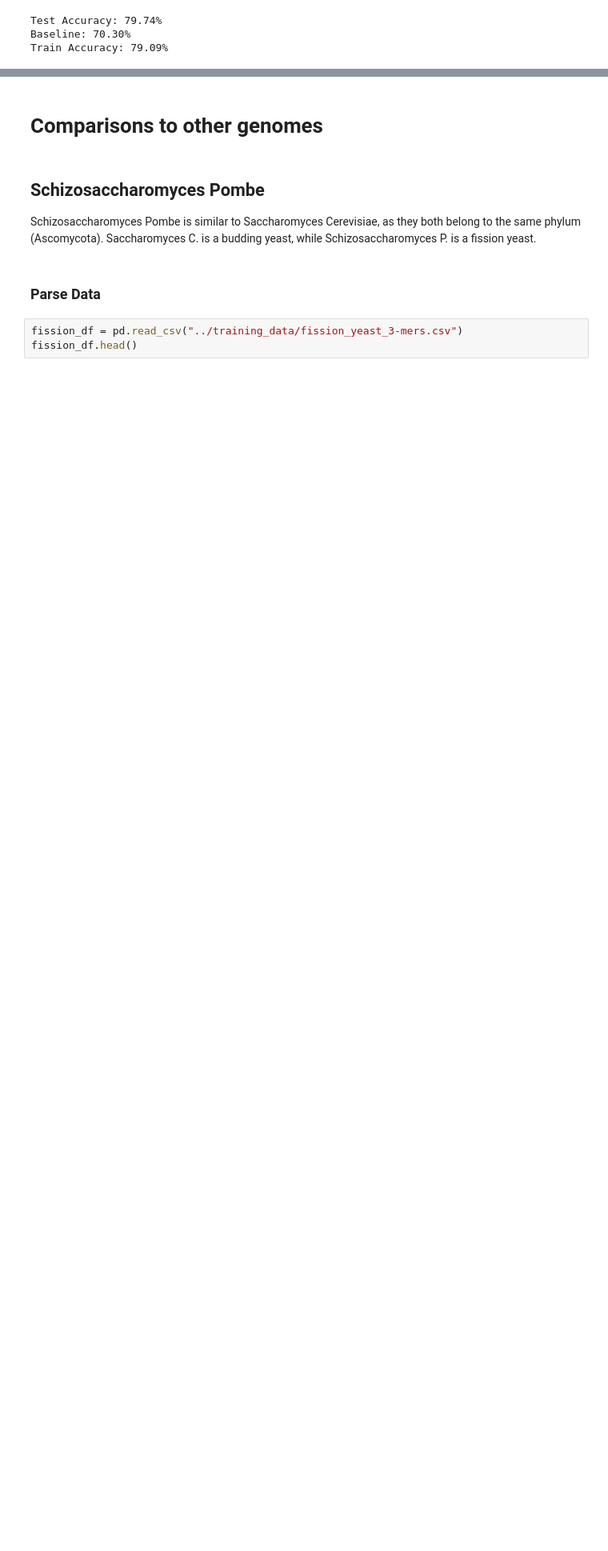
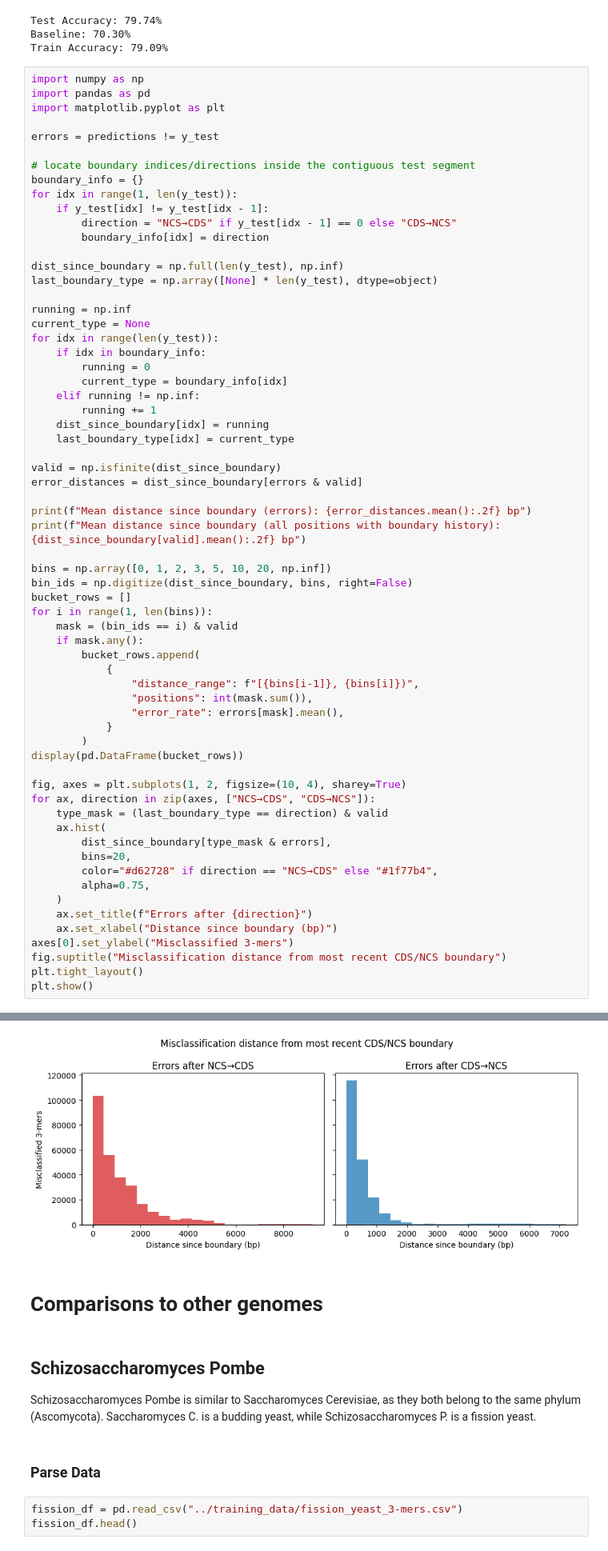
Before and after one commit to jazi2018/250A-Final-Project, a Jupyter notebook: model/model.ipynb, the cells around one changed output, grey strips where cells are left out. Shown at 80% size. Drawn from its saved outputs; the diff is of its cells as text; blank space fills up the shorter version.

```diff
--- a/model/model.ipynb
+++ b/model/model.ipynb
@@ -181,3 +181,68 @@ print(f"Train Accuracy: {train_accuracy*100:.2f}%")
 Test Accuracy: 79.74%
 Baseline: 70.30%
 Train Accuracy: 79.09%
+# %%
+import numpy as np
+import pandas as pd
+import matplotlib.pyplot as plt
+
+errors = predictions != y_test
+
+# locate boundary indices/directions inside the contiguous test segment
+boundary_info = {}
+for idx in range(1, len(y_test)):
+    if y_test[idx] != y_test[idx - 1]:
+        direction = "NCS→CDS" if y_test[idx - 1] == 0 else "CDS→NCS"
+        boundary_info[idx] = direction
+
+dist_since_boundary = np.full(len(y_test), np.inf)
+last_boundary_type = np.array([None] * len(y_test), dtype=object)
+
+running = np.inf
+current_type = None
+for idx in range(len(y_test)):
+    if idx in boundary_info:
+        running = 0
+        current_type = boundary_info[idx]
+    elif running != np.inf:
+        running += 1
+    dist_since_boundary[idx] = running
+    last_boundary_type[idx] = current_type
+
+valid = np.isfinite(dist_since_boundary)
+error_distances = dist_since_boundary[errors & valid]
+
+print(f"Mean distance since boundary (errors): {error_distances.mean():.2f} bp")
+print(f"Mean distance since boundary (all positions with boundary history): {dist_since_boundary[valid].mean():.2f} bp")
+
+bins = np.array([0, 1, 2, 3, 5, 10, 20, np.inf])
+bin_ids = np.digitize(dist_since_boundary, bins, right=False)
+bucket_rows = []
+for i in range(1, len(bins)):
+    mask = (bin_ids == i) & valid
+    if mask.any():
+        bucket_rows.append(
+            {
+                "distance_range": f"[{bins[i-1]}, {bins[i]})",
+                "positions": int(mask.sum()),
+                "error_rate": errors[mask].mean(),
+            }
+        )
+display(pd.DataFrame(bucket_rows))
+
+fig, axes = plt.subplots(1, 2, figsize=(10, 4), sharey=True)
+for ax, direction in zip(axes, ["NCS→CDS", "CDS→NCS"]):
+    type_mask = (last_boundary_type == direction) & valid
+    ax.hist(
+        dist_since_boundary[type_mask & errors],
+        bins=20,
+        color="#d62728" if direction == "NCS→CDS" else "#1f77b4",
+        alpha=0.75,
+    )
+    ax.set_title(f"Errors after {direction}")
+    ax.set_xlabel("Distance since boundary (bp)")
+axes[0].set_ylabel("Misclassified 3-mers")
+fig.suptitle("Misclassification distance from most recent CDS/NCS boundary")
+plt.tight_layout()
+plt.show()
+# %% [output]
@@ -184,3 +259,4 @@ Train Accuracy: 79.09%
+[figure, added]
 # %% [markdown]
 # Comparisons to other genomes
 # %% [markdown]
```
Also changed, not shown: parts of 1 cell of this notebook, 1 other file.
